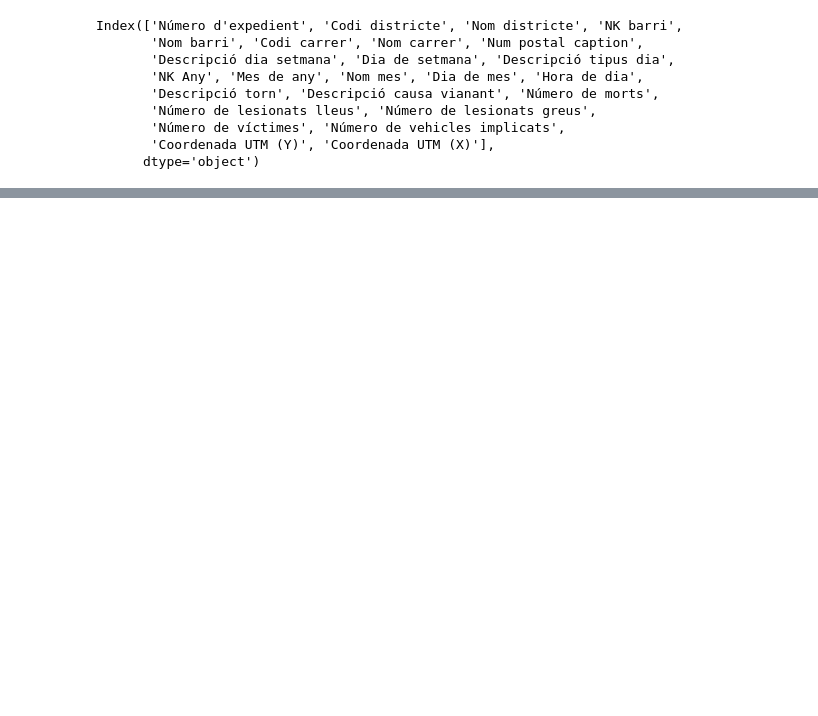
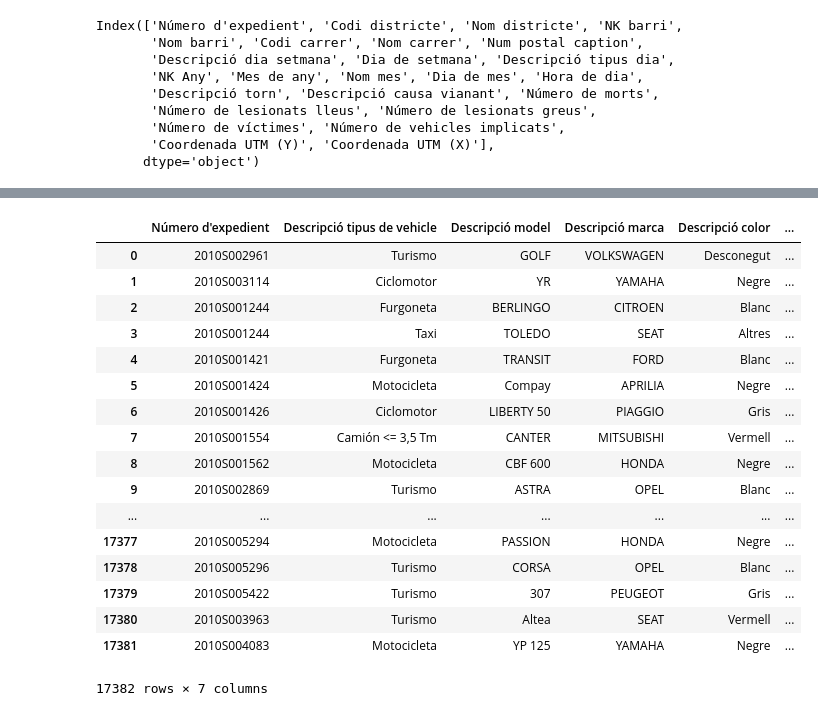
Before and after one commit to Doasy/AccidentsBCN, a Jupyter notebook: accidents_bcn.ipynb, the cells around one changed output, grey strips where cells are left out. Saved outputs shown, nothing was run; the diff lists cells and outputs as text; code cells hidden in the pictures; blank space fills up the shorter version.

```diff
--- a/accidents_bcn.ipynb
+++ b/accidents_bcn.ipynb
@@ -105,0 +96,28 @@ vehicles
+# %%
+vehicles2010 = pd.read_csv('vehicles/2010.csv', encoding='ANSI')[['Codi d\'expedient', 'Descripci¢ tipus de vehicle', 'Descripci¢ model', 'Descripci¢ marca', 'Descripci¢ color', 'Descripci¢ carnet', 'Antiguitat carnet']]
+vehicles2010.columns = ['Número d\'expedient', 'Descripció tipus de vehicle', 'Descripció model', 'Descripció marca', 'Descripció color', 'Descripció carnet', 'Antiguitat carnet']
+vehicles2010 = vehicles2010.apply(lambda x: x.str.replace('‚', 'é'), axis=1)
+vehicles2010 = vehicles2010.apply(lambda x: x.str.replace('Š', 'è'), axis=1)
+vehicles2010 = vehicles2010.apply(lambda x: x.str.replace('‡', 'ç'), axis=1)
+vehicles2010 = vehicles2010.apply(lambda x: x.str.replace('¢', 'ó'), axis=1)
+vehicles2010 = vehicles2010.apply(lambda x: x.str.replace('…', 'à'), axis=1)
+vehicles2010
+# %% [output]
+|  | Número d'expedient | Descripció tipus de vehicle | Descripció model | Descripció marca | Descripció color | ... |
+| 0 | 2010S002961 | Turismo | GOLF | VOLKSWAGEN | Desconegut | ... |
+| 1 | 2010S003114 | Ciclomotor | YR | YAMAHA | Negre | ... |
+| 2 | 2010S001244 | Furgoneta | BERLINGO | CITROEN | Blanc | ... |
+| 3 | 2010S001244 | Taxi | TOLEDO | SEAT | Altres | ... |
+| 4 | 2010S001421 | Furgoneta | TRANSIT | FORD | Blanc | ... |
+| 5 | 2010S001424 | Motocicleta | Compay | APRILIA | Negre | ... |
+| 6 | 2010S001426 | Ciclomotor | LIBERTY 50 | PIAGGIO | Gris | ... |
+| 7 | 2010S001554 | Camión <= 3,5 Tm | CANTER | MITSUBISHI | Vermell | ... |
+| 8 | 2010S001562 | Motocicleta | CBF 600 | HONDA | Negre | ... |
+| 9 | 2010S002869 | Turismo | ASTRA | OPEL | Blanc | ... |
+| ... | ... | ... | ... | ... | ... | ... |
+| 17377 | 2010S005294 | Motocicleta | PASSION | HONDA | Negre | ... |
+| 17378 | 2010S005296 | Turismo | CORSA | OPEL | Blanc | ... |
+| 17379 | 2010S005422 | Turismo | 307 | PEUGEOT | Gris | ... |
+| 17380 | 2010S003963 | Turismo | Altea | SEAT | Vermell | ... |
+| 17381 | 2010S004083 | Motocicleta | YP 125 | YAMAHA | Negre | ... |
+17382 rows × 7 columns
```
Also changed, not shown: parts of 7 cells of this notebook.
